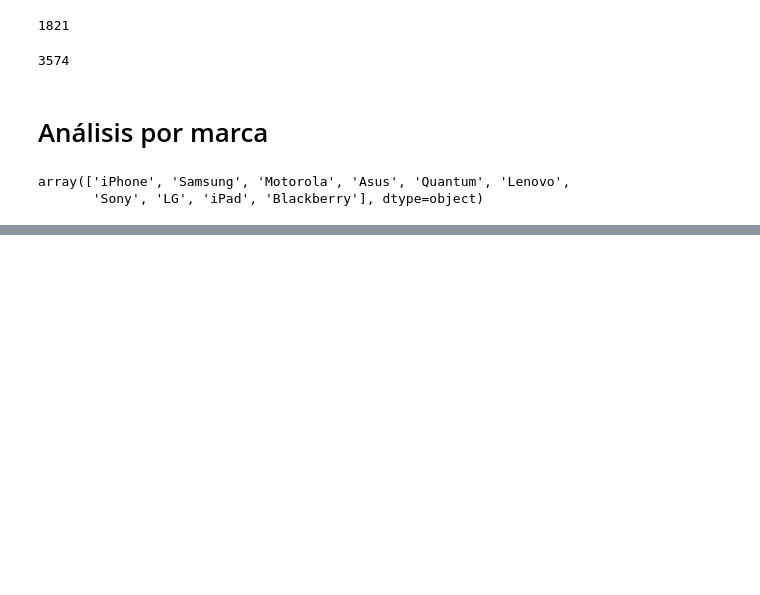
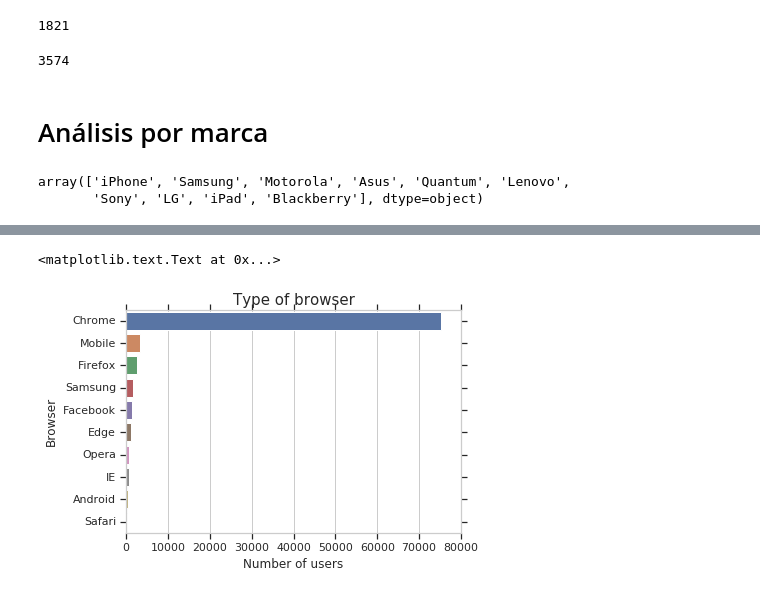
Before and after one commit to rozanecm/7506_OrganizacionDeDatos_TP1, a Jupyter notebook: quilombo.ipynb, the cells around one changed output, grey strips where cells are left out. Drawn from its saved outputs; the diff is of its cells as text; code cells hidden in the pictures; blank space fills up the shorter version.

Commit message:
Análisis por browser

```diff
--- a/quilombo.ipynb
+++ b/quilombo.ipynb
@@ -235,9 +246,0 @@ eventos_raw['hour'] = eventos_raw['timestamp'].dt.hour
-# %%
-#Se obtiene el día de la semana, se cuenta y se vuelca en un gráfico
-days = {0: "Domingo",1: "Lunes",2:"Martes",3: "Miércoles",4: "Jueves",5: "Viernes",6: "Sábado"}
-
-sorter = ["Domingo", "Lunes", "Martes", "Miércoles", "Jueves", "Viernes", "Sábado"]
-sorterIndex = dict(zip(sorter,range(len(sorter))))
-
-eventos_raw["dia_semana"] = eventos_raw["timestamp"].dt.dayofweek
-eventos_raw["dia_semana"] = eventos_raw["dia_semana"].apply(lambda x: days[x])
@@ -1071,0 +1088,3 @@ array(['iPhone', 'Samsung', 'Motorola', 'Asus', 'Quantum', 'Lenovo',
+# %%
+browsers = eventos_raw.browser_version.dropna().apply(lambda x: str(x).split()[0]).value_counts()
+browsers
@@ -1071,0 +1109,8 @@ array(['iPhone', 'Samsung', 'Motorola', 'Asus', 'Quantum', 'Lenovo',
+# %%
+g = sns.barplot(x=browsers.head(10).values, y=browsers.head(10).index, orient='h')
+g.set_title("Type of browser", fontsize=15)
+g.set_xlabel("Number of users", fontsize=12)
+g.set_ylabel("Browser", fontsize=12)
+# %% [output]
+<matplotlib.text.Text at 0x...>
+[figure, added]
```
Also changed, not shown: parts of 32 cells of this notebook.
